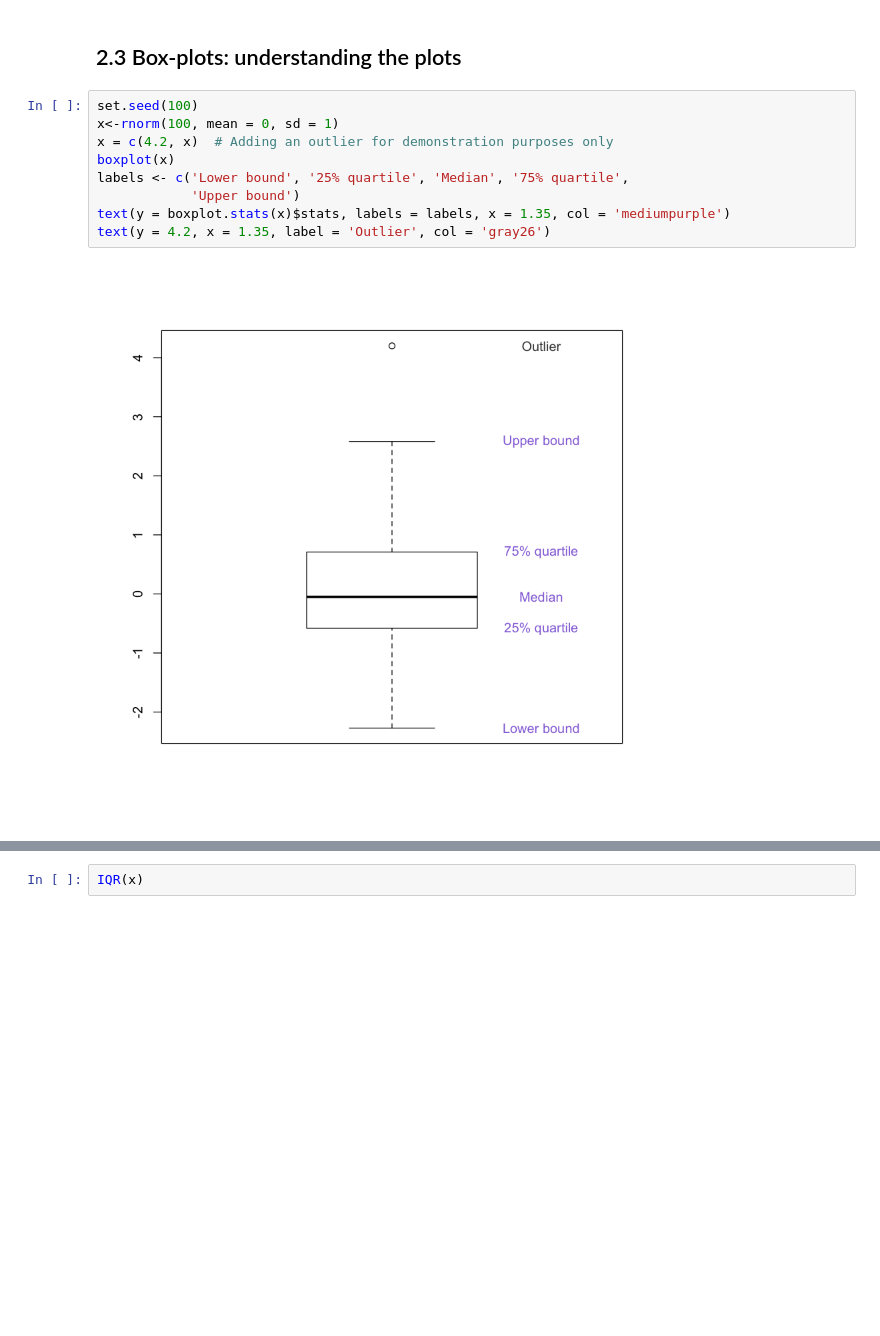
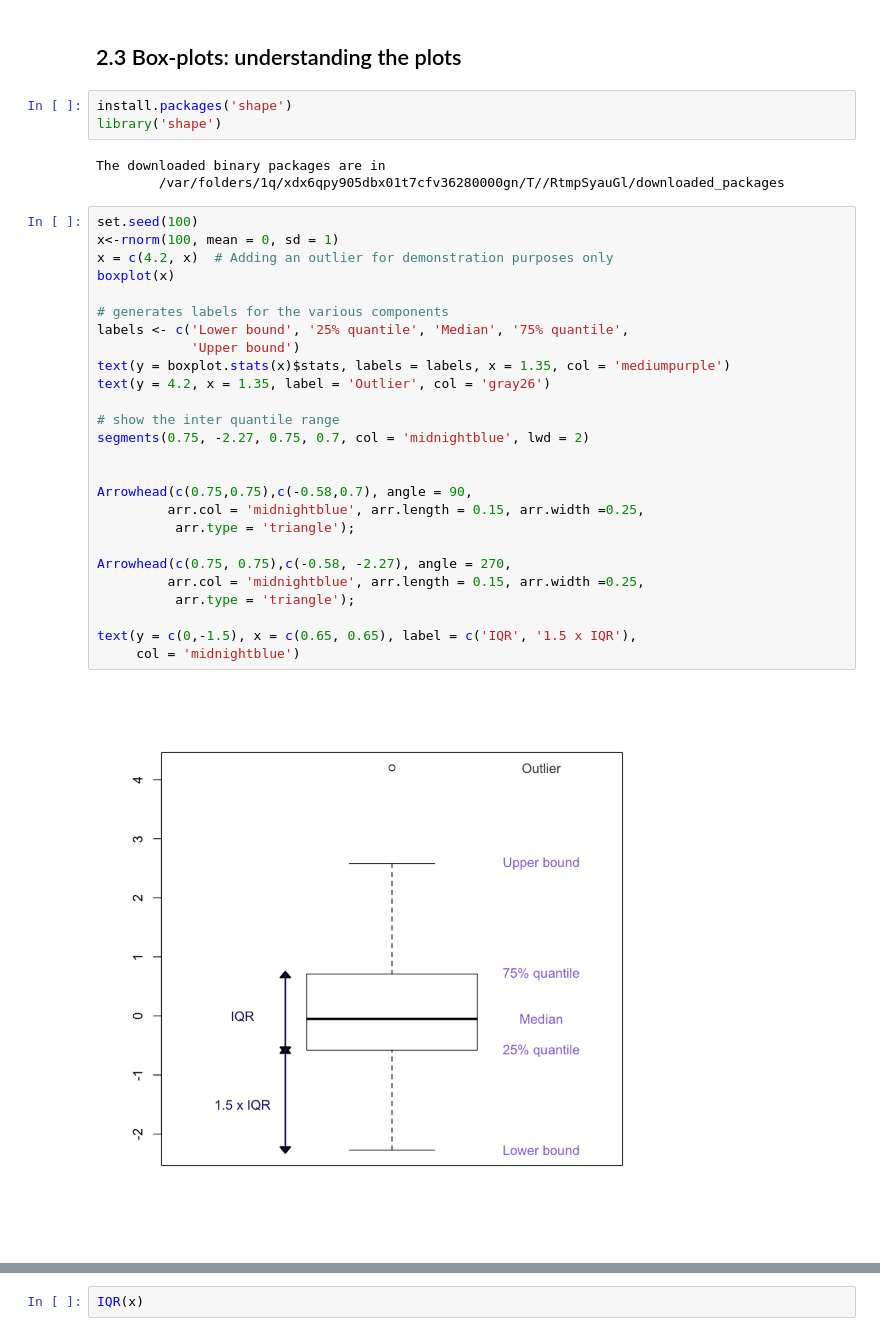
Before and after one commit to trallard/BAD_days, a Jupyter notebook: Day1/Comments.ipynb, the cells around one changed output, grey strips where cells are left out. Cells and saved outputs as stored; diff of their text form; blank space fills up the shorter version.

```diff
--- a/Day1/Comments.ipynb
+++ b/Day1/Comments.ipynb
@@ -132,14 +145,37 @@ summary(x)
 You can use the **summary** function on almost any R object! (remmber R is an object oriented language, hence it comprises methods and classes)
 # %% [markdown]
 ##  2.3 Box-plots: understanding the plots
+# %%
+install.packages('shape')
+library('shape')
+# %% [output]
+The downloaded binary packages are in
+        /var/folders/1q/xdx6qpy905dbx01t7cfv36280000gn/T//RtmpSyauGl/downloaded_packages
 # %%
 set.seed(100)
 x<-rnorm(100, mean = 0, sd = 1)
 x = c(4.2, x)  # Adding an outlier for demonstration purposes only
 boxplot(x)
-labels <- c('Lower bound', '25% quartile', 'Median', '75% quartile',
+
+# generates labels for the various components
+labels <- c('Lower bound', '25% quantile', 'Median', '75% quantile',
             'Upper bound')
 text(y = boxplot.stats(x)$stats, labels = labels, x = 1.35, col = 'mediumpurple')
 text(y = 4.2, x = 1.35, label = 'Outlier', col = 'gray26')
+
+# show the inter quantile range
+segments(0.75, -2.27, 0.75, 0.7, col = 'midnightblue', lwd = 2)
+
+
+Arrowhead(c(0.75,0.75),c(-0.58,0.7), angle = 90,
+         arr.col = 'midnightblue', arr.length = 0.15, arr.width =0.25,
+          arr.type = 'triangle');
+
+Arrowhead(c(0.75, 0.75),c(-0.58, -2.27), angle = 270,
+         arr.col = 'midnightblue', arr.length = 0.15, arr.width =0.25,
+          arr.type = 'triangle');
+
+text(y = c(0,-1.5), x = c(0.65, 0.65), label = c('IQR', '1.5 x IQR'),
+     col = 'midnightblue')
 # %% [output]
-[figure, old version]
+[figure, new version]
```
Also changed, not shown: parts of 12 cells of this notebook, 1 other file.
